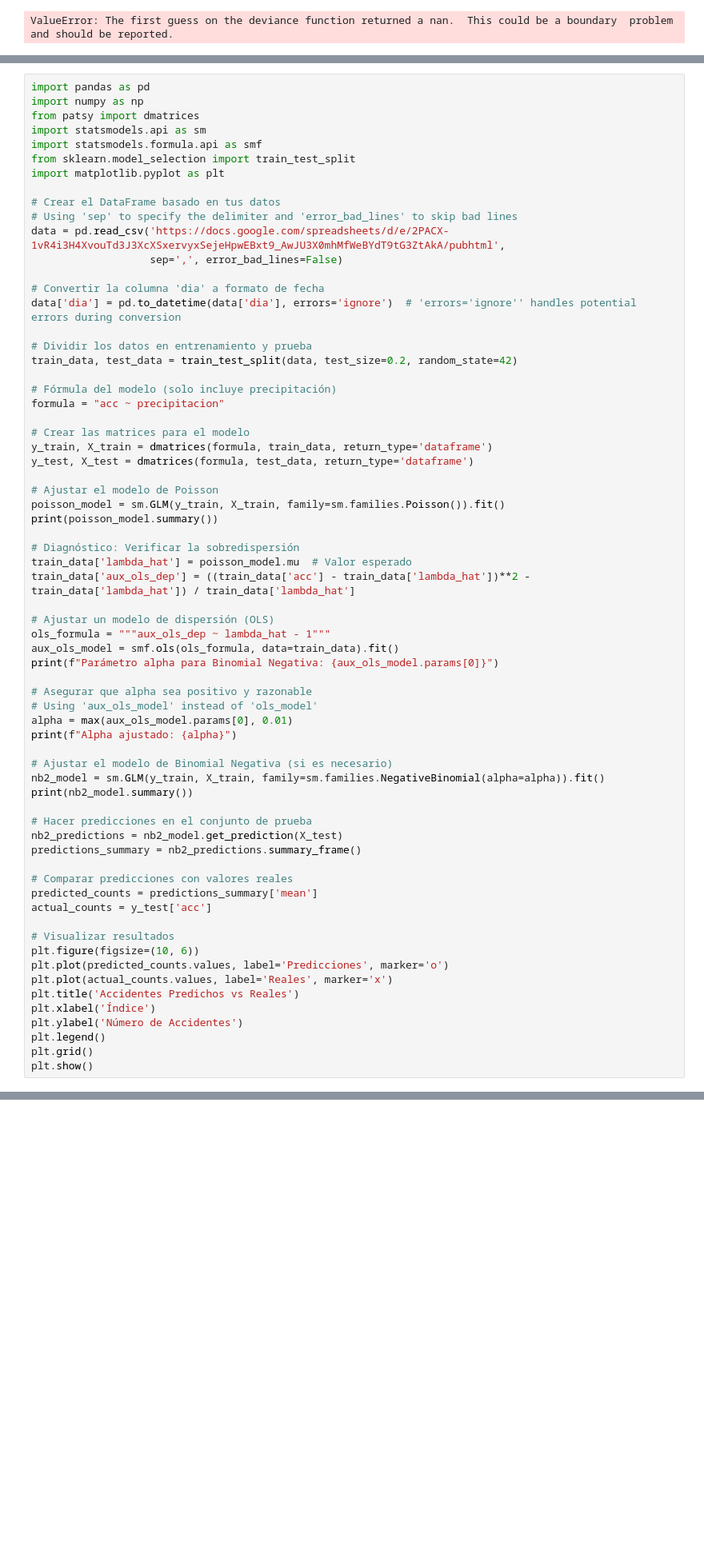
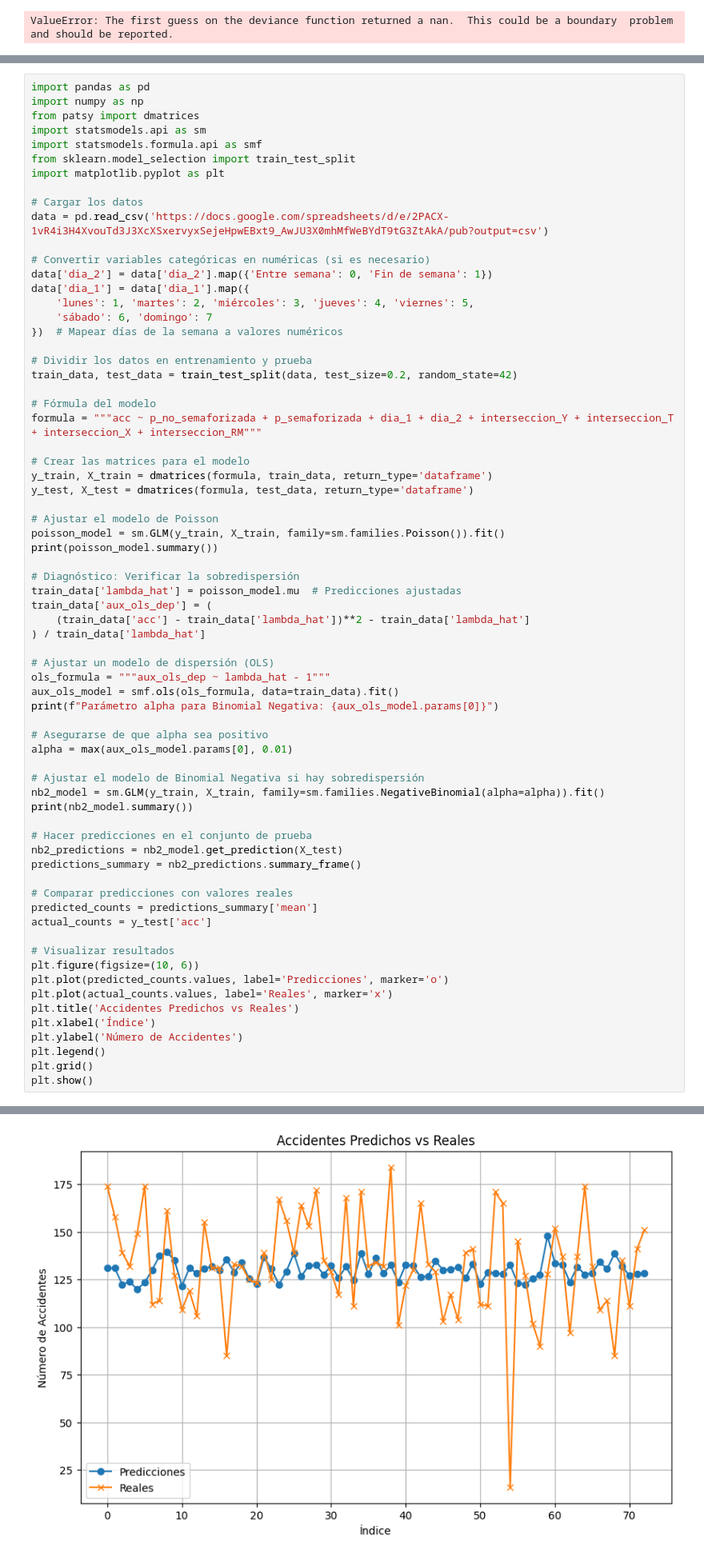
Before and after one commit to Gabriela2685/Accidentes, a Jupyter notebook: pruebass.ipynb, the cells around one changed output, grey strips where cells are left out. Shown at 80% size. Drawn from its saved outputs; the diff is of its cells as text; blank space fills up the shorter version.

```diff
--- a/pruebass.ipynb
+++ b/pruebass.ipynb
@@ -521,19 +425,21 @@ import statsmodels.formula.api as smf
 from sklearn.model_selection import train_test_split
 import matplotlib.pyplot as plt
 
-# Crear el DataFrame basado en tus datos
-# Using 'sep' to specify the delimiter and 'error_bad_lines' to skip bad lines
-data = pd.read_csv('https://docs.google.com/spreadsheets/d/e/2PACX-1vR4i3H4XvouTd3J3XcXSxervyxSejeHpwEBxt9_AwJU3X0mhMfWeBYdT9tG3ZtAkA/pubhtml',
-                   sep=',', error_bad_lines=False)
+# Cargar los datos
+data = pd.read_csv('https://docs.google.com/spreadsheets/d/e/2PACX-1vR4i3H4XvouTd3J3XcXSxervyxSejeHpwEBxt9_AwJU3X0mhMfWeBYdT9tG3ZtAkA/pub?output=csv')
 
-# Convertir la columna 'dia' a formato de fecha
-data['dia'] = pd.to_datetime(data['dia'], errors='ignore')  # 'errors='ignore'' handles potential errors during conversion
+# Convertir variables categóricas en numéricas (si es necesario)
+data['dia_2'] = data['dia_2'].map({'Entre semana': 0, 'Fin de semana': 1})
+data['dia_1'] = data['dia_1'].map({
+    'lunes': 1, 'martes': 2, 'miércoles': 3, 'jueves': 4, 'viernes': 5,
+    'sábado': 6, 'domingo': 7
+})  # Mapear días de la semana a valores numéricos
 
 # Dividir los datos en entrenamiento y prueba
 train_data, test_data = train_test_split(data, test_size=0.2, random_state=42)
 
-# Fórmula del modelo (solo incluye precipitación)
-formula = "acc ~ precipitacion"
+# Fórmula del modelo
+formula = """acc ~ p_no_semaforizada + p_semaforizada + dia_1 + dia_2 + interseccion_Y + interseccion_T + interseccion_X + interseccion_RM"""
 
 # Crear las matrices para el modelo
 y_train, X_train = dmatrices(formula, train_data, return_type='dataframe')
@@ -544,20 +450,20 @@ poisson_model = sm.GLM(y_train, X_train, family=sm.families.Poisson()).fit()
 print(poisson_model.summary())
 
 # Diagnóstico: Verificar la sobredispersión
-train_data['lambda_hat'] = poisson_model.mu  # Valor esperado
-train_data['aux_ols_dep'] = ((train_data['acc'] - train_data['lambda_hat'])**2 - train_data['lambda_hat']) / train_data['lambda_hat']
+train_data['lambda_hat'] = poisson_model.mu  # Predicciones ajustadas
+train_data['aux_ols_dep'] = (
+    (train_data['acc'] - train_data['lambda_hat'])**2 - train_data['lambda_hat']
+) / train_data['lambda_hat']
 
 # Ajustar un modelo de dispersión (OLS)
 ols_formula = """aux_ols_dep ~ lambda_hat - 1"""
 aux_ols_model = smf.ols(ols_formula, data=train_data).fit()
 print(f"Parámetro alpha para Binomial Negativa: {aux_ols_model.params[0]}")
 
-# Asegurar que alpha sea positivo y razonable
-# Using 'aux_ols_model' instead of 'ols_model'
+# Asegurarse de que alpha sea positivo
 alpha = max(aux_ols_model.params[0], 0.01)
-print(f"Alpha ajustado: {alpha}")
 
-# Ajustar el modelo de Binomial Negativa (si es necesario)
+# Ajustar el modelo de Binomial Negativa si hay sobredispersión
 nb2_model = sm.GLM(y_train, X_train, family=sm.families.NegativeBinomial(alpha=alpha)).fit()
 print(nb2_model.summary())
 
@@ -583,0 +506 @@ TypeError: read_csv() got an unexpected keyword argument 'error_bad_lines'
+[figure, added]
```
Also changed, not shown: parts of 2 cells of this notebook.
